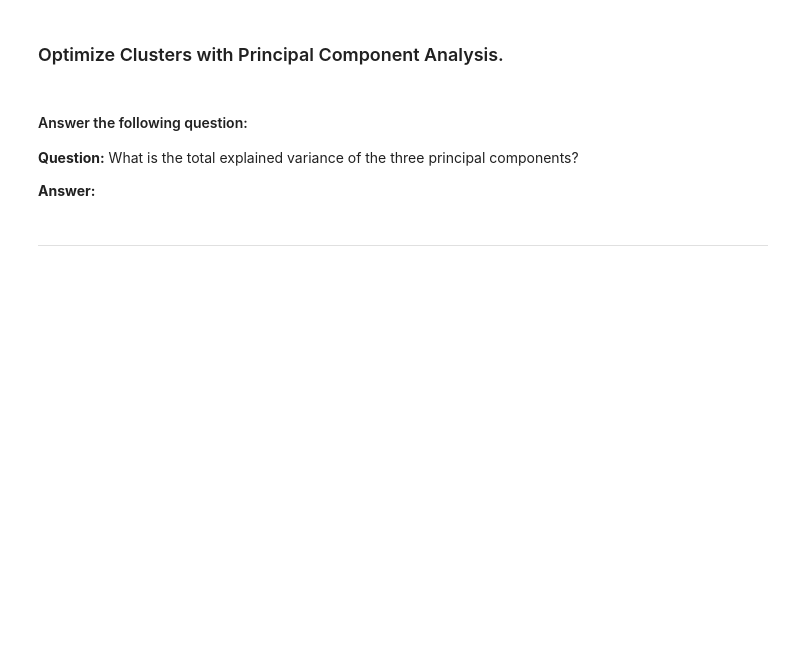
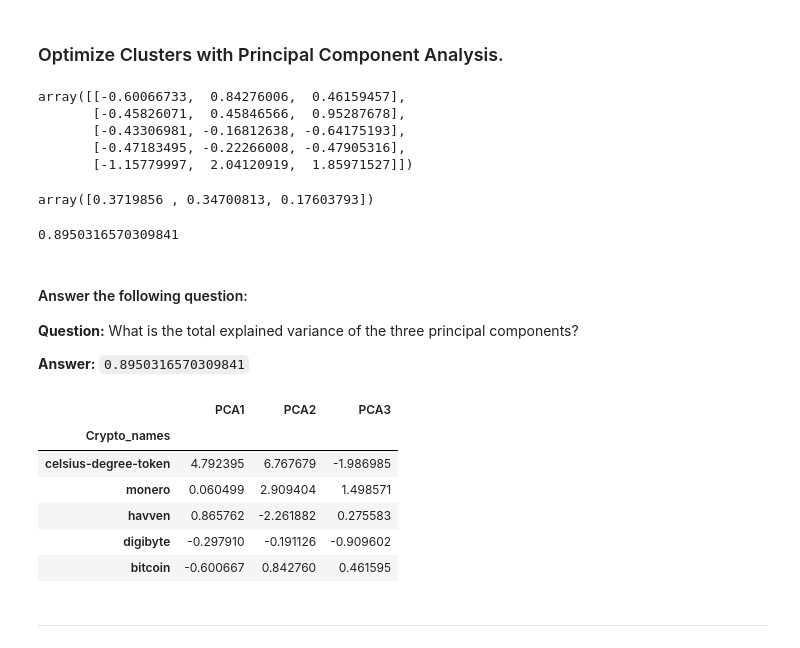
Before and after one commit to AlTesla/CriptoClustering, a Jupyter notebook: Crypto_Clustering.ipynb, the cells around one changed output. Cells and saved outputs as stored; diff of their text form; code cells hidden in the pictures; blank space fills up the shorter version.

```diff
--- a/Crypto_Clustering.ipynb
+++ b/Crypto_Clustering.ipynb
@@ -164,32 +212,55 @@ for i in k1:
 ### Optimize Clusters with Principal Component Analysis.
 # %%
 # Create a PCA model instance and set `n_components=3`.
+pca= PCA(n_components=3)
 # %%
 # Use the PCA model with `fit_transform` to reduce to
 # three principal components.
-
+market_data_pca = pca.fit_transform(df_scaled_market_data)
 # View the first five rows of the DataFrame.
+market_data_pca[:5]
+# %% [output]
+array([[-0.60066733,  0.84276006,  0.46159457],
+       [-0.45826071,  0.45846566,  0.95287678],
+       [-0.43306981, -0.16812638, -0.64175193],
+       [-0.47183495, -0.22266008, -0.47905316],
+       [-1.15779997,  2.04120919,  1.85971527]])
 # %%
 # Retrieve the explained variance to determine how much information
 # can be attributed to each principal component.
+pca.explained_variance_ratio_
+# %% [output]
+array([0.3719856 , 0.34700813, 0.17603793])
+# %%
+sum(pca.explained_variance_ratio_)
+# %% [output]
+0.8950316570309841
 # %% [markdown]
 #### Answer the following question:
 
 **Question:** What is the total explained variance of the three principal components?
 
-**Answer:**
+**Answer:** `0.8950316570309841`
 # %%
 # Create a new DataFrame with the PCA data.
-
-# Creating a DataFrame with the PCA data
-
+cluster_pca_df = pd.DataFrame(market_data_pca, columns=[
+                              'PCA1', 'PCA2', 'PCA3'])
 # Copy the crypto names from the original data
-
+cluster_pca_df["Crypto_names"] = df_market_data.index
 
 # Set the coinid column as index
-
+cluster_pca_df = cluster_pca_df.set_index('Crypto_names')
 
 # Display sample data
+cluster_pca_df.sample(5)
+# %% [output]
+|  | PCA1 | PCA2 | PCA3 |
+| Crypto_names |  |  |  |
+| celsius-degree-token | 4.792395 | 6.767679 | -1.986985 |
+| monero | 0.060499 | 2.909404 | 1.498571 |
+| havven | 0.865762 | -2.261882 | 0.275583 |
+| digibyte | -0.297910 | -0.191126 | -0.909602 |
+| bitcoin | -0.600667 | 0.842760 | 0.461595 |
 # %% [markdown]
 ---
 # %% [markdown]
```
Also changed, not shown: parts of 11 cells of this notebook.
